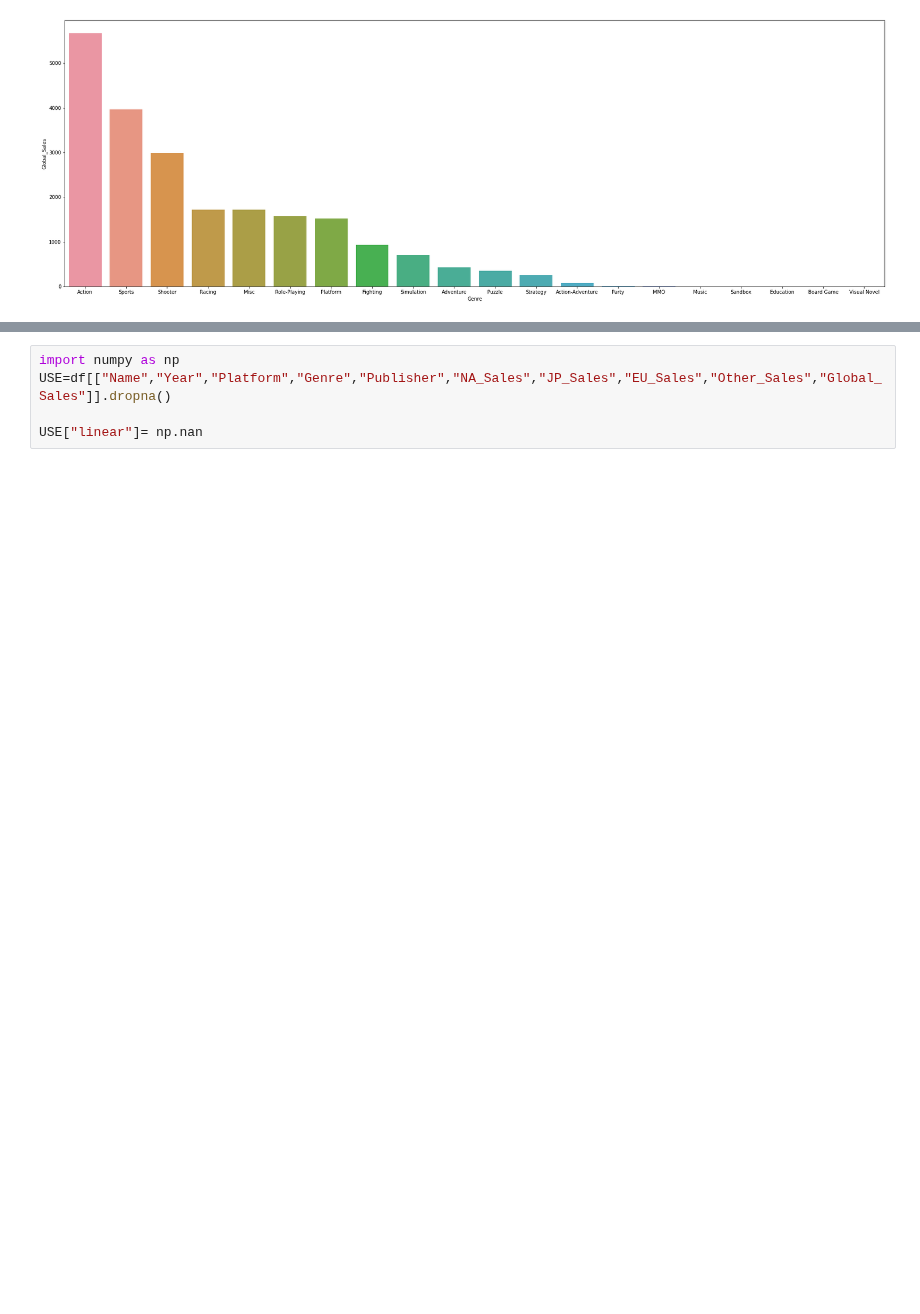
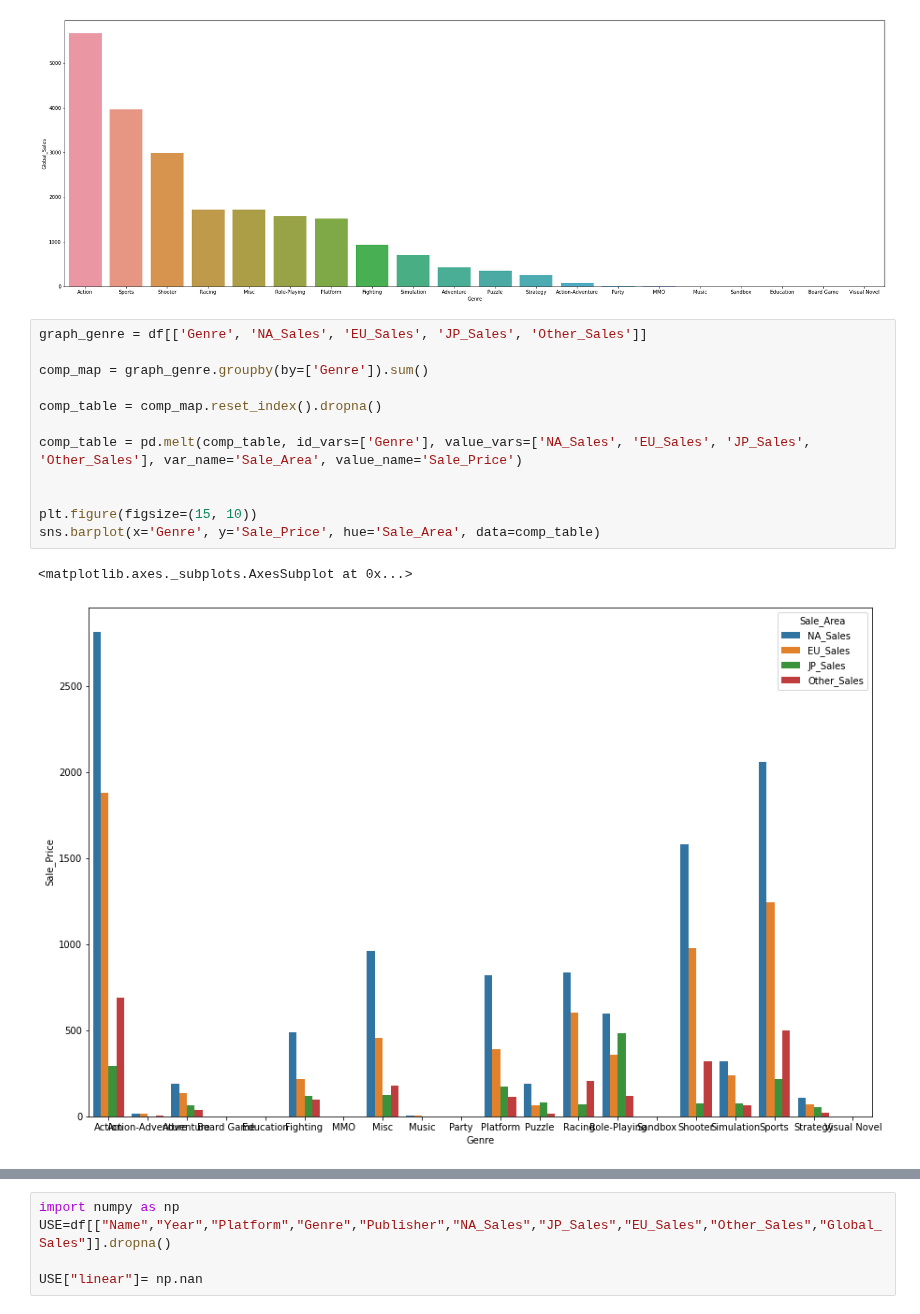
Before and after one commit to Georgia-MAX-holic/Footprints, a Jupyter notebook: PJ/game_sale/New/Game_Sales.ipynb, the cells around one changed output, grey strips where cells are left out. Drawn from its saved outputs; the diff is of its cells as text; blank space fills up the shorter version.

```diff
--- a/PJ/game_sale/New/Game_Sales.ipynb
+++ b/PJ/game_sale/New/Game_Sales.ipynb
@@ -86,3 +93,18 @@ SNS_BAR_PLOT("Genre","Global_Sales",df_Genre)
 [figure]
 [figure]
 [figure]
+# %%
+graph_genre = df[['Genre', 'NA_Sales', 'EU_Sales', 'JP_Sales', 'Other_Sales']]
+
+comp_map = graph_genre.groupby(by=['Genre']).sum()
+
+comp_table = comp_map.reset_index().dropna()
+
+comp_table = pd.melt(comp_table, id_vars=['Genre'], value_vars=['NA_Sales', 'EU_Sales', 'JP_Sales', 'Other_Sales'], var_name='Sale_Area', value_name='Sale_Price')
+
+
+plt.figure(figsize=(15, 10))
+sns.barplot(x='Genre', y='Sale_Price', hue='Sale_Area', data=comp_table)
+# %% [output]
+<matplotlib.axes._subplots.AxesSubplot at 0x...>
+[figure, added]
```
Also changed, not shown: parts of 10 cells of this notebook.
